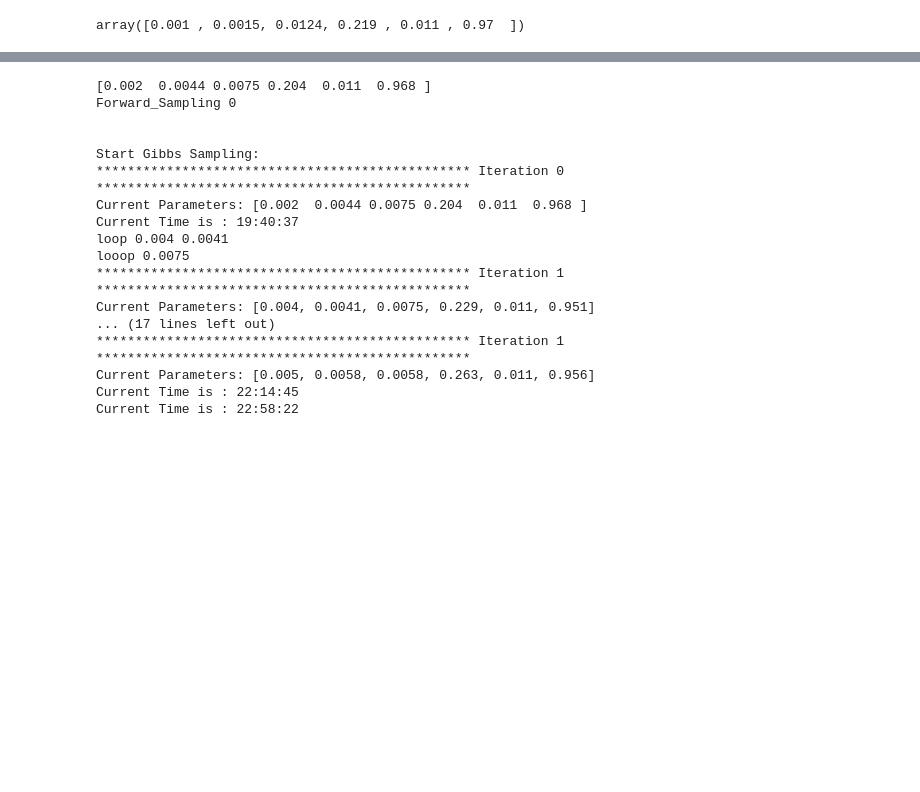
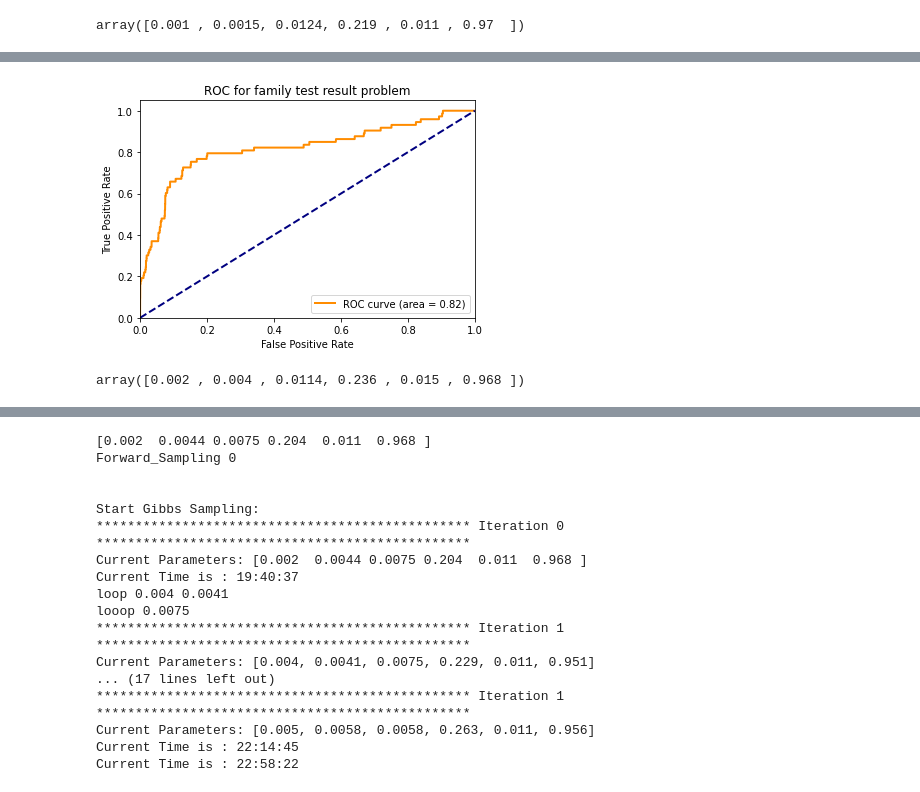
Before and after one commit to zhrprjct/zahra, a Jupyter notebook: Gibbs_Covid_Project_For_Family_Test_Results.ipynb, the cells around one changed output, grey strips where cells are left out. Saved outputs shown, nothing was run; the diff lists cells and outputs as text; code cells hidden in the pictures; blank space fills up the shorter version.

```diff
--- a/Gibbs_Covid_Project_For_Family_Test_Results.ipynb
+++ b/Gibbs_Covid_Project_For_Family_Test_Results.ipynb
@@ -419,3 +422,7 @@ G,YF,X,F =synthetic_data[0],synthetic_data[1],synthetic_data[2],synthetic_data[3
+# %%
+epsln=0.001
+def epsilone(a,b):
+    return np.abs(a-b).all()>epsln
 # %%
 # Main code to run entire Gibbs sampling algorithm U times:
 def Gibbs_train(hyper_params,T,n,G,F,Y,U,K,J):
@@ -433,9 +440,11 @@ def Gibbs_train(hyper_params,T,n,G,F,Y,U,K,J):
     a_teta1=hyper_params[10]
     b_teta1=hyper_params[11]
     prob=[]
+    param=[]
     XX=[]
     for j in range(J):
         params=initialize_parameters(hyper_params)
+        param.append(params)
         print(params)
         X=Forward_Sampling(T,n,G,F,params)
         print("Forward_Sampling",j,"\n","\n")
@@ -451,11 +460,14 @@ def Gibbs_train(hyper_params,T,n,G,F,Y,U,K,J):
             X=cal[0]
             pos_probs=cal[1]
             R=R_(G,X,params)
-            if i!=U-1:
-                prm=Params(R,G,F,X,n,T,Y,hyper_params)
-                params=prm[0]
-                R=prm[1]
-            prob.append(pos_probs)
+            if (i!=U-1):
+
+                if i>1 & epsilone(param[-1],param[0]):
+                    prm=Params(R,G,F,X,n,T,Y,hyper_params)
+                    params=prm[0]
+                    R=prm[1]
+                    param.append(params)
+        prob.append(pos_probs)
         XX.append(X)
         now = datetime.now()
         current_time = now.strftime("%H:%M:%S")
@@ -470,3 +482,6 @@ for i in range(n):
     for j in range(unique_rows.shape[0]):
         if unique_rows[j,i]==1:
             Y[i,:]=YF[j,:]
+# %%
+U,K,J=2,2,1
+Train=Gibbs_train(hyper_params,T,n,G,F,Y,U,K,J)
@@ -472,0 +501,29 @@ for i in range(n):
+# %%
+plt.figure()
+lw = 2
+for j in range(J):
+    y_score=np.hstack(Train[2][j])
+    y_test=np.hstack(X)
+    fpr, tpr, thresholds = roc_curve(y_test, y_score,pos_label=1)
+    roc_auc = auc(fpr, tpr)
+    plt.plot(
+        fpr,
+        tpr,
+        color="darkorange",
+        lw=lw,
+        label="ROC curve (area = %0.2f)" % roc_auc,
+    )
+    plt.plot([0, 1], [0, 1], color="navy", lw=lw, linestyle="--")
+    plt.xlim([0.0, 1.0])
+    plt.ylim([0.0, 1.05])
+    plt.xlabel("False Positive Rate")
+    plt.ylabel("True Positive Rate")
+    plt.title("ROC for family test result problem")
+    plt.legend(loc="lower right")
+    plt.show()
+# %% [output]
+[figure, added]
+# %%
+trained_params=Train[0]
+# %% [output]
+array([0.002 , 0.004 , 0.0114, 0.236 , 0.015 , 0.968 ])
```
Also changed, not shown: parts of 6 cells of this notebook, 3 other files.
